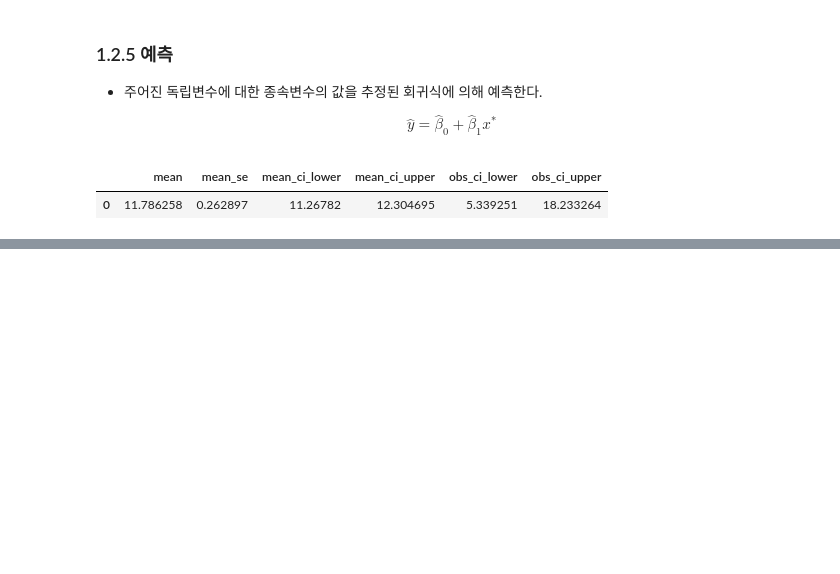
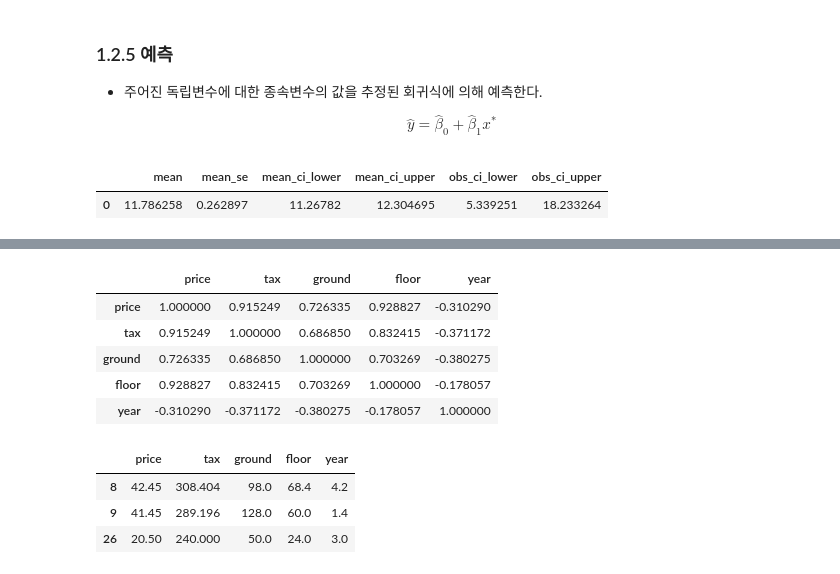
Before and after one commit to luckyspia/TIL, a Jupyter notebook: Statisic_Analysis/01.Simple_Linear_Regression.ipynb, the cells around one changed output, grey strips where cells are left out. Saved outputs shown, nothing was run; the diff lists cells and outputs as text; code cells hidden in the pictures; blank space fills up the shorter version.

```diff
--- a/Statisic_Analysis/01.Simple_Linear_Regression.ipynb
+++ b/Statisic_Analysis/01.Simple_Linear_Regression.ipynb
@@ -661,0 +223,17 @@ VIF of Limit : 160.59287978597942
+# %%
+# 피어슨 상관계수는 선형관계의 강도를 나타내므로, 산점도 행렬을 함께 관찰해야 한다
+data.corr()
+# %% [output]
+|  | price | tax | ground | floor | year |
+| price | 1.000000 | 0.915249 | 0.726335 | 0.928827 | -0.310290 |
+| tax | 0.915249 | 1.000000 | 0.686850 | 0.832415 | -0.371172 |
+| ground | 0.726335 | 0.686850 | 1.000000 | 0.703269 | -0.380275 |
+| floor | 0.928827 | 0.832415 | 0.703269 | 1.000000 | -0.178057 |
+| year | -0.310290 | -0.371172 | -0.380275 | -0.178057 | 1.000000 |
+# %%
+data[data.tax > 200]
+# %% [output]
+|  | price | tax | ground | floor | year |
+| 8 | 42.45 | 308.404 | 98.0 | 68.4 | 4.2 |
+| 9 | 41.45 | 289.196 | 128.0 | 60.0 | 1.4 |
+| 26 | 20.50 | 240.000 | 50.0 | 24.0 | 3.0 |
```
Also changed, not shown: parts of 85 cells of this notebook.
